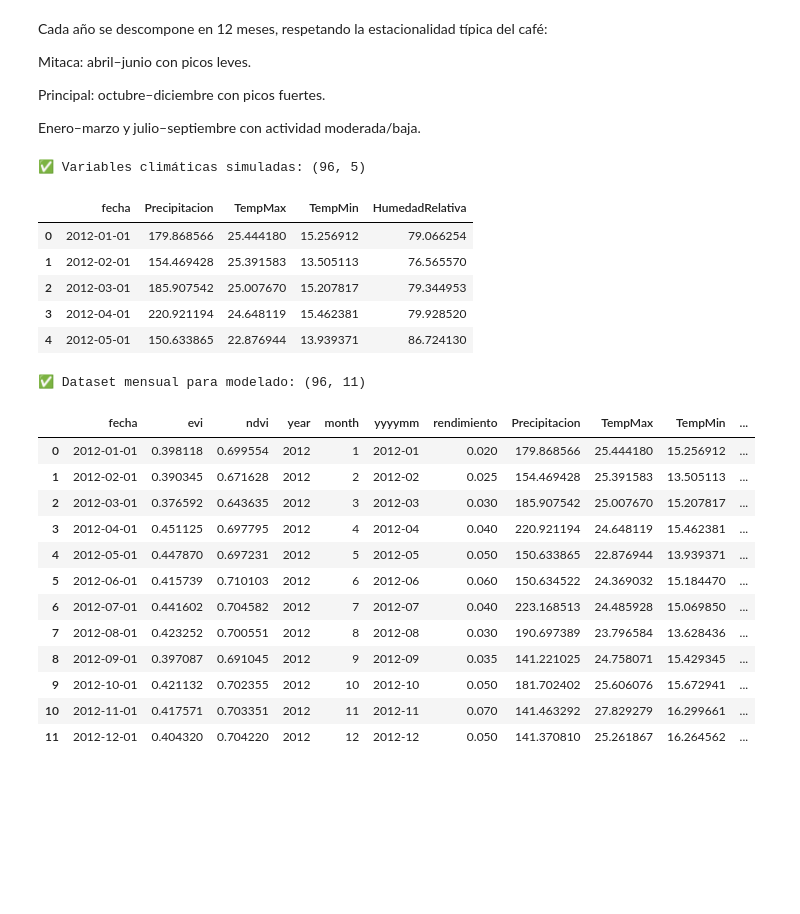
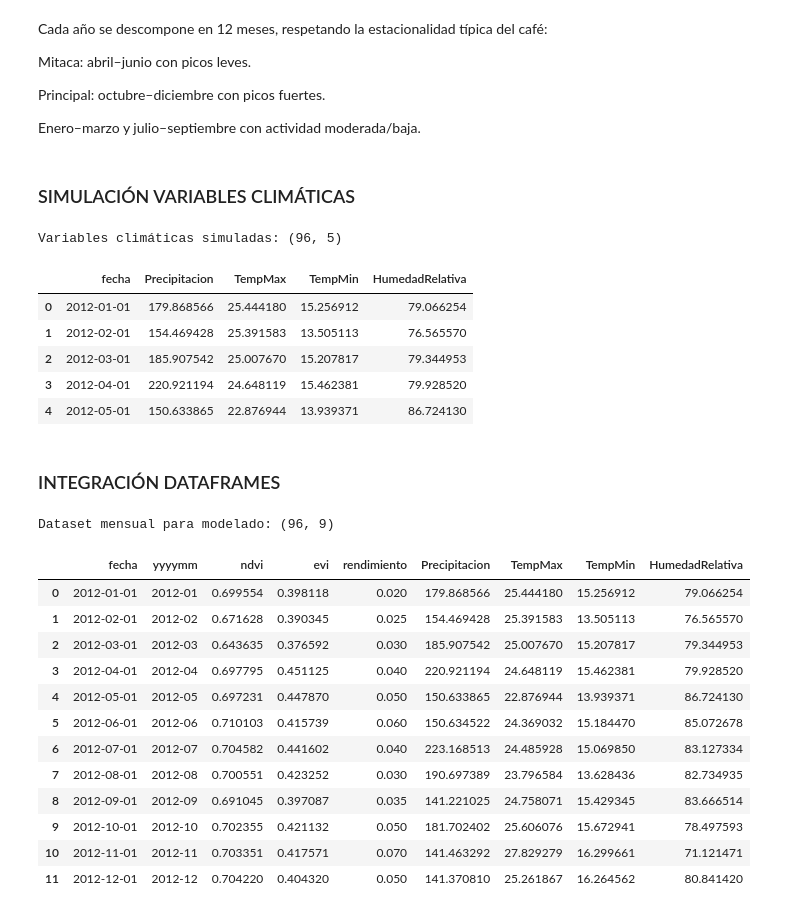
Before and after one commit to MateoSandoval-Py-SQL/MIAD---PROYECTO---DESPLIEGUE-DE-SOLUCIONES, a Jupyter notebook: Entregas/Modelo seguros indexados.ipynb, the cells around one changed output. Cells and saved outputs as stored; diff of their text form; code cells hidden in the pictures; blank space fills up the shorter version.

Commit message:
Modelo esquema base

```diff
--- a/Entregas/Modelo seguros indexados.ipynb
+++ b/Entregas/Modelo seguros indexados.ipynb
@@ -228,10 +239,12 @@ Mitaca: abril–junio con picos leves.
 Principal: octubre–diciembre con picos fuertes.
 
 Enero–marzo y julio–septiembre con actividad moderada/baja.
+# %% [markdown]
+### SIMULACIÓN VARIABLES CLIMÁTICAS
 # %%
-# ============================================================
-# 2️⃣ SIMULACIÓN DE VARIABLES CLIMÁTICAS (Precipitación, Temperatura, Humedad)
-# ============================================================
+
+#  SIMULACIÓN DE VARIABLES CLIMÁTICAS (Precipitación, Temperatura, Humedad)
+
 
 # Crear rango de fechas 2012-2019 mensual
 fechas = pd.date_range(start="2012-01-01", end="2019-12-31", freq="MS")
@@ -252,51 +265,56 @@ df_clima = pd.DataFrame({
     "HumedadRelativa": np.clip(humedad, 60, 90)
 })
 
-print("✅ Variables climáticas simuladas:", df_clima.shape)
+print("Variables climáticas simuladas:", df_clima.shape)
 display(df_clima.head())
 # %% [output]
-✅ Variables climáticas simuladas: (96, 5)
+Variables climáticas simuladas: (96, 5)
 |  | fecha | Precipitacion | TempMax | TempMin | HumedadRelativa |
 | 0 | 2012-01-01 | 179.868566 | 25.444180 | 15.256912 | 79.066254 |
 | 1 | 2012-02-01 | 154.469428 | 25.391583 | 13.505113 | 76.565570 |
 | 2 | 2012-03-01 | 185.907542 | 25.007670 | 15.207817 | 79.344953 |
 | 3 | 2012-04-01 | 220.921194 | 24.648119 | 15.462381 | 79.928520 |
 | 4 | 2012-05-01 | 150.633865 | 22.876944 | 13.939371 | 86.724130 |
+# %% [markdown]
+### INTEGRACIÓN DATAFRAMES
 # %%
-# ============================================================
-# 1️⃣ INTEGRACIÓN TOTAL (Mensual)
-# ============================================================
+#INTEGRACIÓN
 
-# Asegurar que las fechas sean mensuales y tengan formato uniforme
-df_ndvi["yyyymm"] = df_ndvi[fecha_col].dt.strftime("%Y-%m")
-df_clima["yyyymm"] = df_clima["fecha"].dt.strftime("%Y-%m")
-df_rend_boyaca["yyyymm"] = df_rend_boyaca["fecha"].dt.strftime("%Y-%m")
+# yyyymm de cada fuente
+df_ndvi["yyyymm"]       = df_ndvi[fecha_col].dt.strftime("%Y-%m")
+df_rend_boyaca["yyyymm"]= df_rend_boyaca["fecha"].dt.strftime("%Y-%m")
+df_clima["yyyymm"]      = df_clima["fecha"].dt.strftime("%Y-%m")
 
-# --- Merge progresivo ---
-# NDVI/EVI + rendimiento
-df_base = pd.merge(df_ndvi, df_rend_boyaca[["yyyymm", "rendimiento_t_ha"]], on="yyyymm", how="inner")
+# Merge por yyyymm
+df_modelo = (
+    df_ndvi.merge(df_rend_boyaca[["yyyymm","rendimiento_t_ha"]], on="yyyymm", how="inner")
+           .merge(df_clima.drop(columns=["fecha"], errors="ignore"), on="yyyymm", how="left")
+           .rename(columns={"rendimiento_t_ha":"rendimiento"})
+           .assign(fecha=lambda d: pd.to_datetime(d["yyyymm"]))
+           .assign(anio=lambda d: d["fecha"].dt.year, month=lambda d: d["fecha"].dt.month)
+           .sort_values("fecha", kind="stable")
+           .reset_index(drop=True)
+)
 
-# Agregar variables climáticas
-df_modelo = pd.merge(df_base, df_clima.drop(columns="fecha"), on="yyyymm", how="left")
+# (opcional) Reordenar para visualización rápida
+cols = ["fecha","yyyymm","ndvi", "evi", "rendimiento","Precipitacion","TempMax","TempMin","HumedadRelativa"]
+df_modelo = df_modelo[[c for c in cols if c in df_modelo.columns]]
 
-# Columnas limpias y ordenadas
-df_modelo = df_modelo.rename(columns={"rendimiento_t_ha": "rendimiento"})
-df_modelo = df_modelo.sort_values("yyyymm").reset_index(drop=True)
-
-print("✅ Dataset mensual para modelado:", df_modelo.shape)
+# Mostrar tabla limpia
+print("Dataset mensual para modelado:", df_modelo.shape)
 display(df_modelo.head(12))
 # %% [output]
-✅ Dataset mensual para modelado: (96, 11)
+Dataset mensual para modelado: (96, 9)
-|  | fecha | evi | ndvi | year | month | yyyymm | rendimiento | Precipitacion | TempMax | TempMin | ... |
-| 0 | 2012-01-01 | 0.398118 | 0.699554 | 2012 | 1 | 2012-01 | 0.020 | 179.868566 | 25.444180 | 15.256912 | ... |
-| 1 | 2012-02-01 | 0.390345 | 0.671628 | 2012 | 2 | 2012-02 | 0.025 | 154.469428 | 25.391583 | 13.505113 | ... |
-| 2 | 2012-03-01 | 0.376592 | 0.643635 | 2012 | 3 | 2012-03 | 0.030 | 185.907542 | 25.007670 | 15.207817 | ... |
-| 3 | 2012-04-01 | 0.451125 | 0.697795 | 2012 | 4 | 2012-04 | 0.040 | 220.921194 | 24.648119 | 15.462381 | ... |
-| 4 | 2012-05-01 | 0.447870 | 0.697231 | 2012 | 5 | 2012-05 | 0.050 | 150.633865 | 22.876944 | 13.939371 | ... |
-| 5 | 2012-06-01 | 0.415739 | 0.710103 | 2012 | 6 | 2012-06 | 0.060 | 150.634522 | 24.369032 | 15.184470 | ... |
-| 6 | 2012-07-01 | 0.441602 | 0.704582 | 2012 | 7 | 2012-07 | 0.040 | 223.168513 | 24.485928 | 15.069850 | ... |
-| 7 | 2012-08-01 | 0.423252 | 0.700551 | 2012 | 8 | 2012-08 | 0.030 | 190.697389 | 23.796584 | 13.628436 | ... |
-| 8 | 2012-09-01 | 0.397087 | 0.691045 | 2012 | 9 | 2012-09 | 0.035 | 141.221025 | 24.758071 | 15.429345 | ... |
-| 9 | 2012-10-01 | 0.421132 | 0.702355 | 2012 | 10 | 2012-10 | 0.050 | 181.702402 | 25.606076 | 15.672941 | ... |
-| 10 | 2012-11-01 | 0.417571 | 0.703351 | 2012 | 11 | 2012-11 | 0.070 | 141.463292 | 27.829279 | 16.299661 | ... |
-| 11 | 2012-12-01 | 0.404320 | 0.704220 | 2012 | 12 | 2012-12 | 0.050 | 141.370810 | 25.261867 | 16.264562 | ... |
+|  | fecha | yyyymm | ndvi | evi | rendimiento | Precipitacion | TempMax | TempMin | HumedadRelativa |
+| 0 | 2012-01-01 | 2012-01 | 0.699554 | 0.398118 | 0.020 | 179.868566 | 25.444180 | 15.256912 | 79.066254 |
+| 1 | 2012-02-01 | 2012-02 | 0.671628 | 0.390345 | 0.025 | 154.469428 | 25.391583 | 13.505113 | 76.565570 |
+| 2 | 2012-03-01 | 2012-03 | 0.643635 | 0.376592 | 0.030 | 185.907542 | 25.007670 | 15.207817 | 79.344953 |
+| 3 | 2012-04-01 | 2012-04 | 0.697795 | 0.451125 | 0.040 | 220.921194 | 24.648119 | 15.462381 | 79.928520 |
+| 4 | 2012-05-01 | 2012-05 | 0.697231 | 0.447870 | 0.050 | 150.633865 | 22.876944 | 13.939371 | 86.724130 |
+| 5 | 2012-06-01 | 2012-06 | 0.710103 | 0.415739 | 0.060 | 150.634522 | 24.369032 | 15.184470 | 85.072678 |
+| 6 | 2012-07-01 | 2012-07 | 0.704582 | 0.441602 | 0.040 | 223.168513 | 24.485928 | 15.069850 | 83.127334 |
+| 7 | 2012-08-01 | 2012-08 | 0.700551 | 0.423252 | 0.030 | 190.697389 | 23.796584 | 13.628436 | 82.734935 |
+| 8 | 2012-09-01 | 2012-09 | 0.691045 | 0.397087 | 0.035 | 141.221025 | 24.758071 | 15.429345 | 83.666514 |
+| 9 | 2012-10-01 | 2012-10 | 0.702355 | 0.421132 | 0.050 | 181.702402 | 25.606076 | 15.672941 | 78.497593 |
+| 10 | 2012-11-01 | 2012-11 | 0.703351 | 0.417571 | 0.070 | 141.463292 | 27.829279 | 16.299661 | 71.121471 |
+| 11 | 2012-12-01 | 2012-12 | 0.704220 | 0.404320 | 0.050 | 141.370810 | 25.261867 | 16.264562 | 80.841420 |
```
Also changed, not shown: parts of 14 cells of this notebook.
